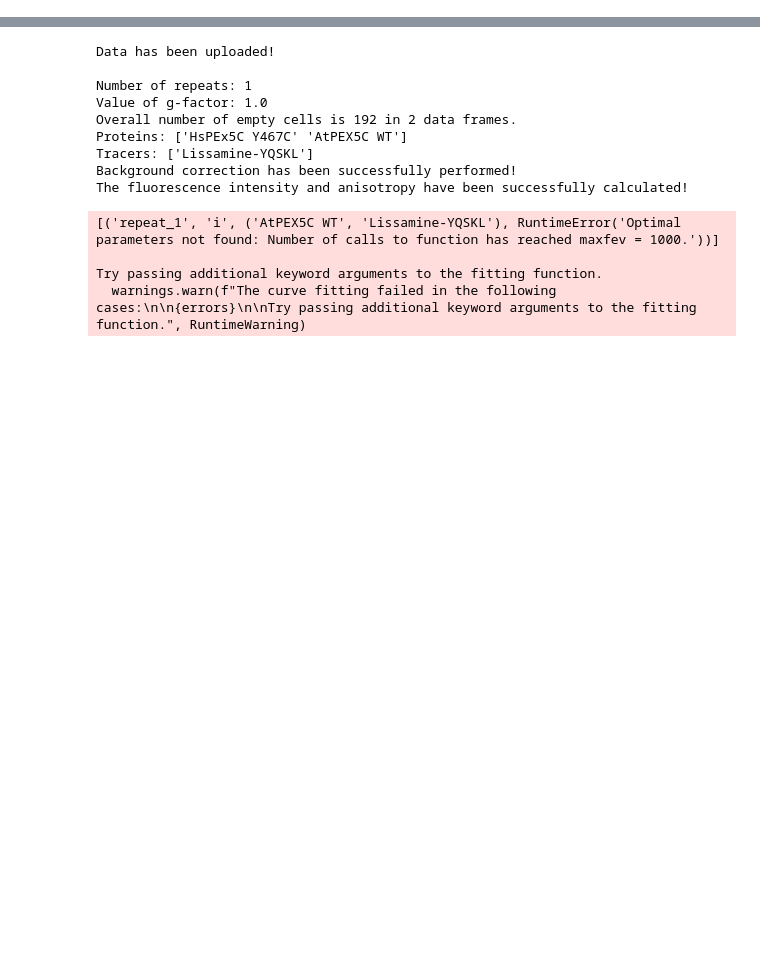
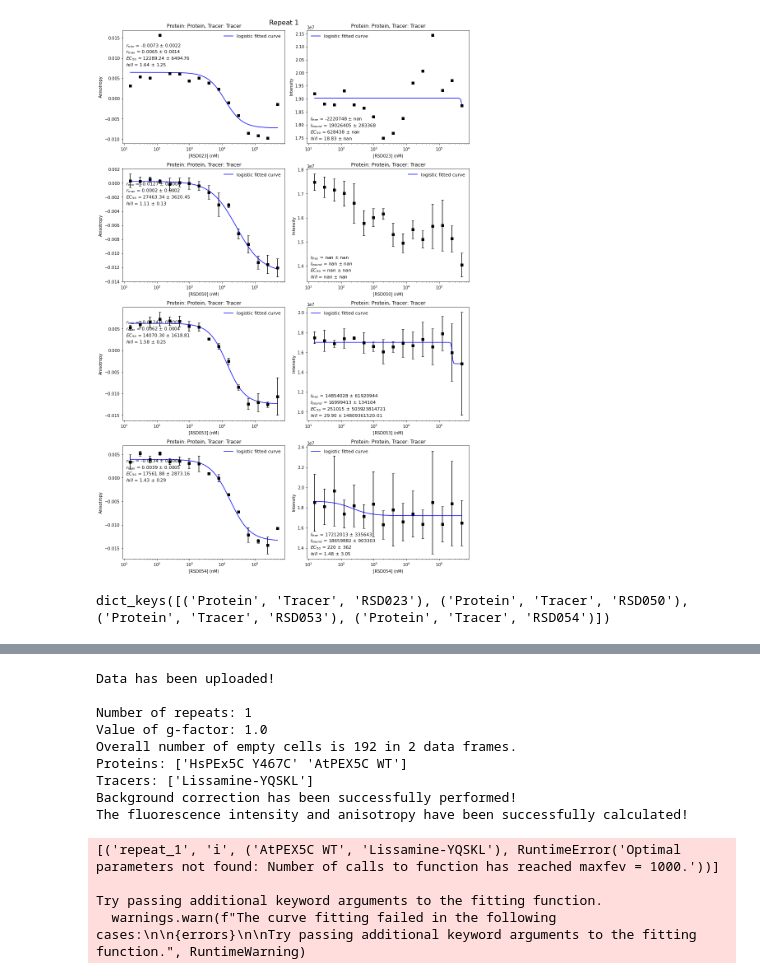
Before and after one commit to mariuszlas/Fluorescence-Anisotropy-Analysis-Development, a Jupyter notebook: fluorescenceanisotropy/fluores_anisotropy.ipynb, the cells around one changed output, grey strips where cells are left out. Saved outputs shown, nothing was run; the diff lists cells and outputs as text; code cells hidden in the pictures; blank space fills up the shorter version.

```diff
--- a/fluorescenceanisotropy/fluores_anisotropy.ipynb
+++ b/fluorescenceanisotropy/fluores_anisotropy.ipynb
@@ -1414,0 +1499,8 @@ class FA:
+# %%
+my_datac.plot_ani()
+# %% [output]
+[figure, added]
+# %%
+my_datac.data_dict['repeat_1']['data']['r_mean'].keys()
+# %% [output]
+dict_keys([('Protein', 'Tracer', 'RSD023'), ('Protein', 'Tracer', 'RSD050'), ('Protein', 'Tracer', 'RSD053'), ('Protein', 'Tracer', 'RSD054')])
```
Also changed, not shown: parts of 36 cells of this notebook.
